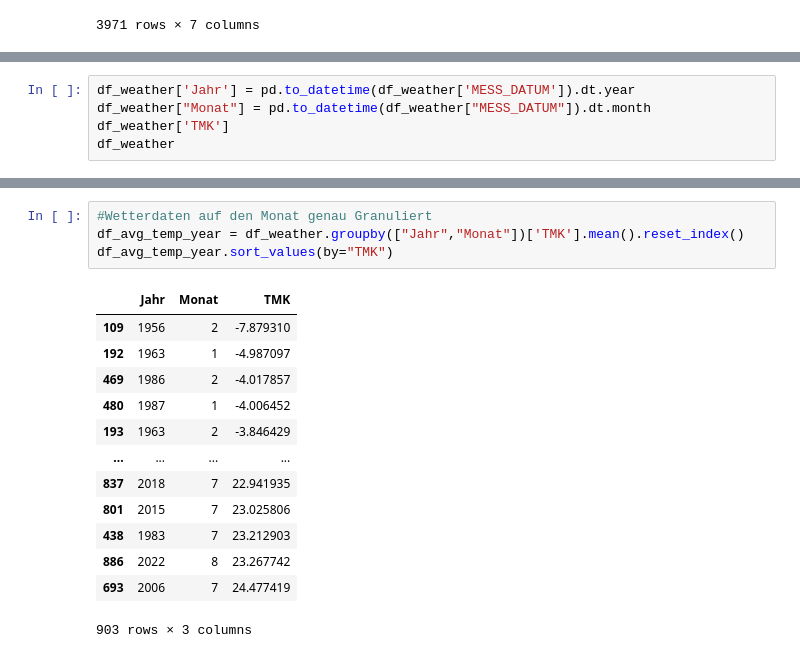
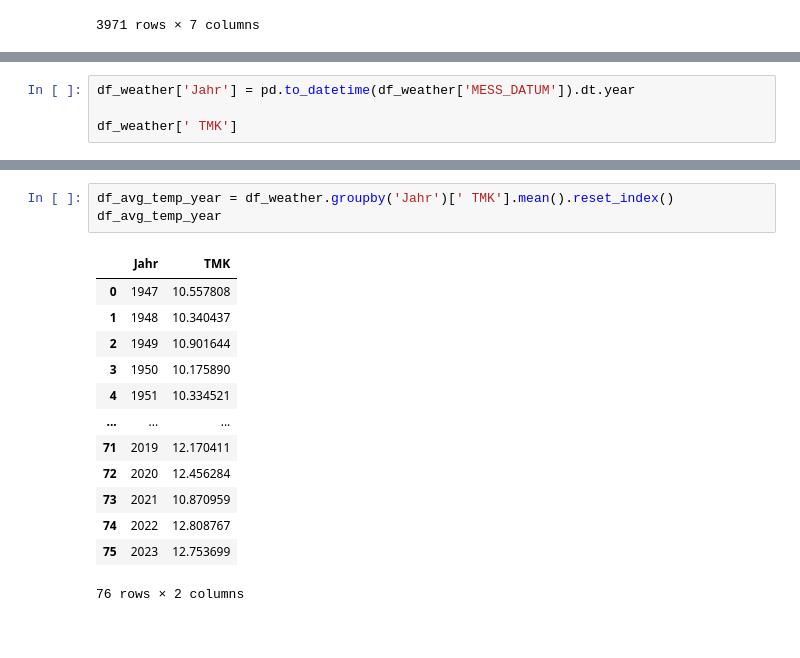
Before and after one commit to Fxvdi/dabi2-project, a Jupyter notebook: 2a_test-analyse.ipynb, the cells around one changed output, grey strips where cells are left out. Drawn from its saved outputs; the diff is of its cells as text.

```diff
--- a/2a_test-analyse.ipynb
+++ b/2a_test-analyse.ipynb
@@ -57,6 +57,5 @@ df_weather
 # %%
 df_weather['Jahr'] = pd.to_datetime(df_weather['MESS_DATUM']).dt.year
-df_weather["Monat"] = pd.to_datetime(df_weather["MESS_DATUM"]).dt.month
-df_weather['TMK']
-df_weather
+
+df_weather[' TMK']
 # %% [output]
@@ -76,21 +74,20 @@ df_weather
 # %%
-#Wetterdaten auf den Monat genau Granuliert
-df_avg_temp_year = df_weather.groupby(["Jahr","Monat"])['TMK'].mean().reset_index()
-df_avg_temp_year.sort_values(by="TMK")
+df_avg_temp_year = df_weather.groupby('Jahr')[' TMK'].mean().reset_index()
+df_avg_temp_year
 # %% [output]
-|  | Jahr | Monat | TMK |
-| 109 | 1956 | 2 | -7.879310 |
-| 192 | 1963 | 1 | -4.987097 |
-| 469 | 1986 | 2 | -4.017857 |
-| 480 | 1987 | 1 | -4.006452 |
-| 193 | 1963 | 2 | -3.846429 |
-| ... | ... | ... | ... |
-| 837 | 2018 | 7 | 22.941935 |
-| 801 | 2015 | 7 | 23.025806 |
-| 438 | 1983 | 7 | 23.212903 |
-| 886 | 2022 | 8 | 23.267742 |
-| 693 | 2006 | 7 | 24.477419 |
+|  | Jahr | TMK |
+| 0 | 1947 | 10.557808 |
+| 1 | 1948 | 10.340437 |
+| 2 | 1949 | 10.901644 |
+| 3 | 1950 | 10.175890 |
+| 4 | 1951 | 10.334521 |
+| ... | ... | ... |
+| 71 | 2019 | 12.170411 |
+| 72 | 2020 | 12.456284 |
+| 73 | 2021 | 10.870959 |
+| 74 | 2022 | 12.808767 |
+| 75 | 2023 | 12.753699 |
-903 rows × 3 columns
+76 rows × 2 columns
 # %%
 merged_df = pd.merge(df_gastro, df_avg_temp_year, on='Jahr')
 merged_df
```
Also changed, not shown: parts of 7 cells of this notebook.
